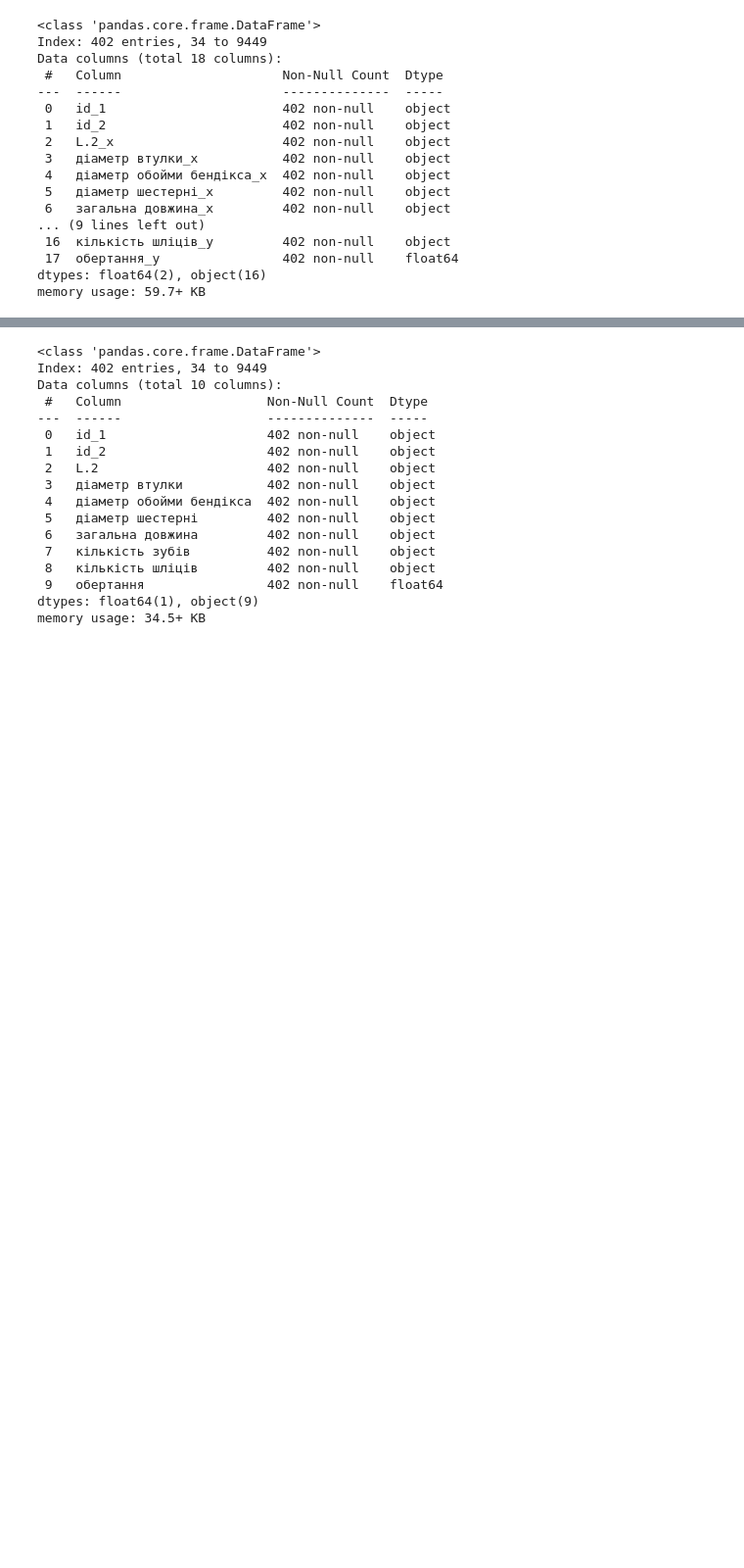
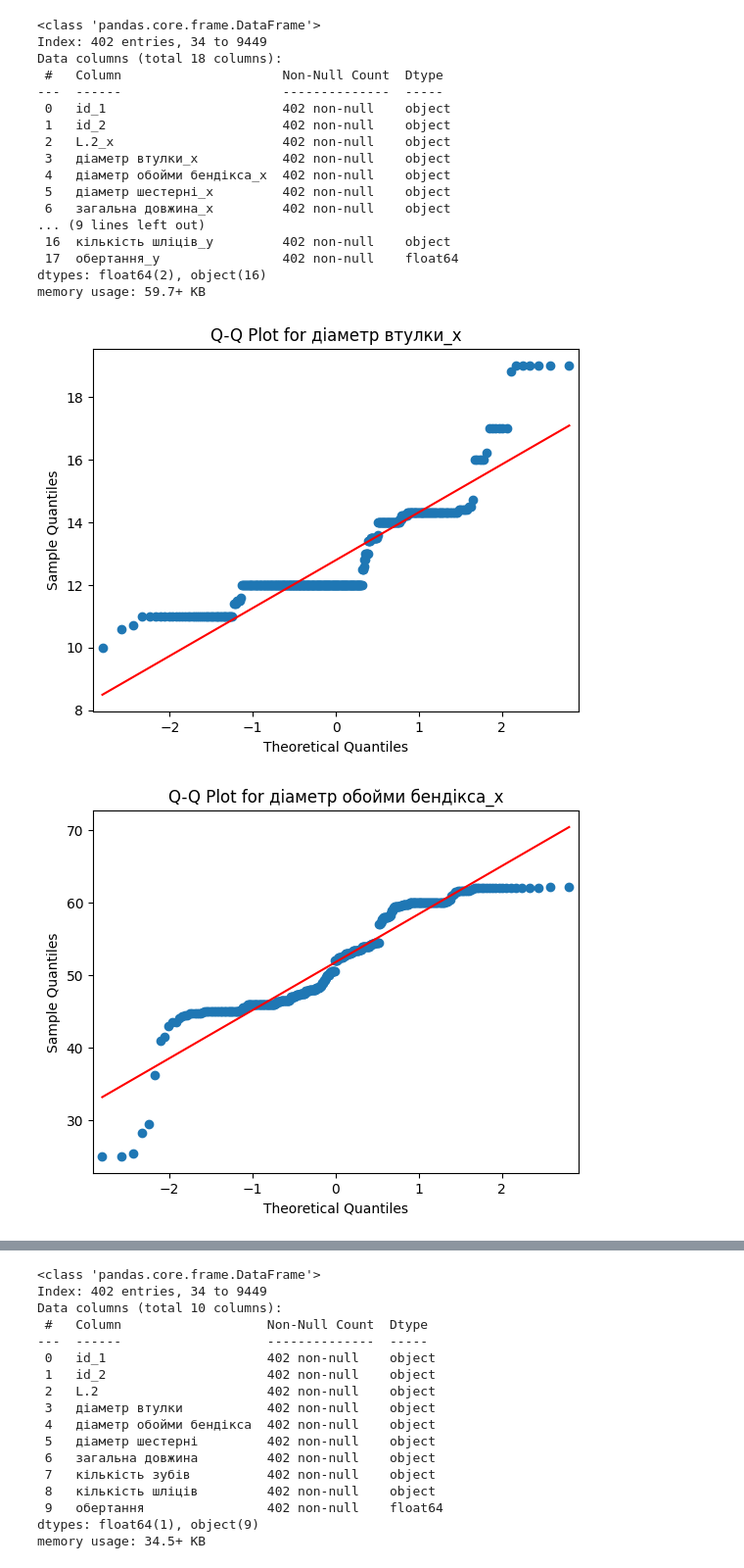
Before and after one commit to KonstantinKozhemiakin/ProjectDetectCross, a Jupyter notebook: project.ipynb, the cells around one changed output, grey strips where cells are left out. Shown at 98% size. Saved outputs shown, nothing was run; the diff lists cells and outputs as text; code cells hidden in the pictures; blank space fills up the shorter version.

Commit message:
add qq-plot

```diff
--- a/project.ipynb
+++ b/project.ipynb
@@ -246,3 +246,16 @@ Data columns (total 18 columns):
  17  обертання_y                402 non-null    float64
 dtypes: float64(2), object(16)
 memory usage: 59.7+ KB
+# %%
+start_col = 3
+end_col = 11
+
+for col in merged_df.columns[start_col:end_col+1]:
+    sm.qqplot(merged_df[col], line='s')
+    plt.title(f'Q-Q Plot for {col}')
+    plt.xlabel('Theoretical Quantiles')
+    plt.ylabel('Sample Quantiles')
+    plt.show()
+# %% [output]
+[figure, added]
+[figure, added]
```
Also changed, not shown: parts of 5 cells of this notebook.
